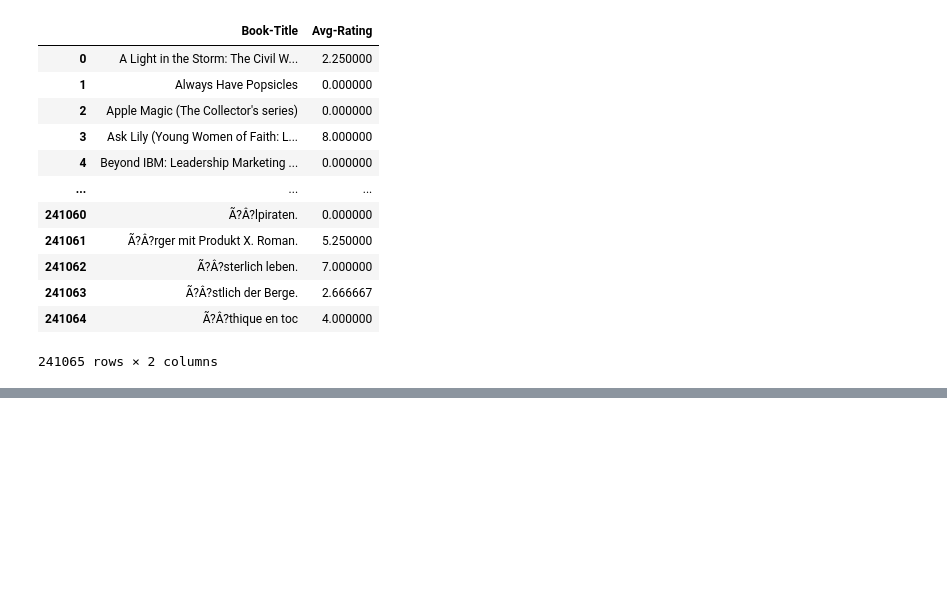
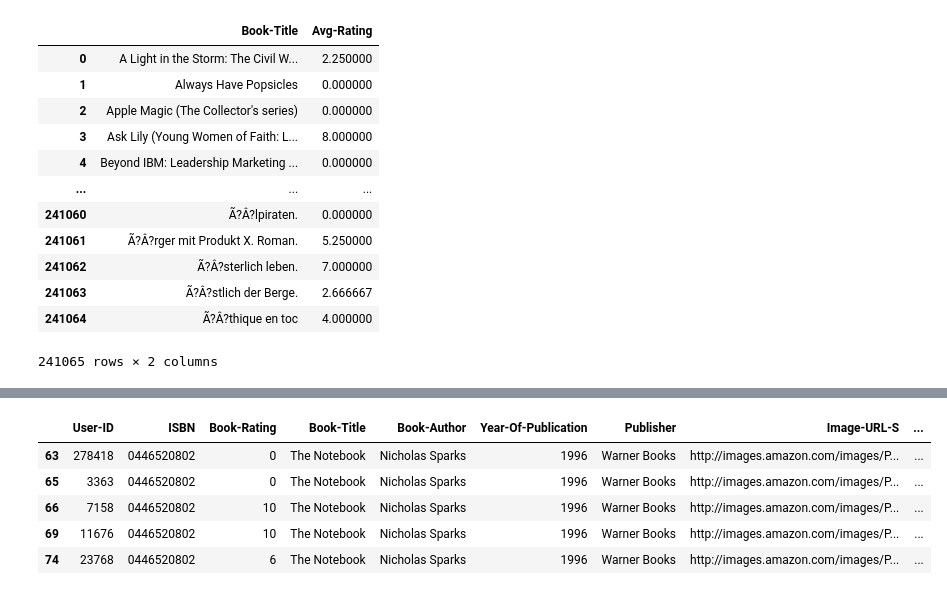
Before and after one commit to Shantnu-singh/Book-Recommendation-System, a Jupyter notebook: recommender.ipynb, the cells around one changed output, grey strips where cells are left out. Drawn from its saved outputs; the diff is of its cells as text; code cells hidden in the pictures; blank space fills up the shorter version.

```diff
--- a/recommender.ipynb
+++ b/recommender.ipynb
@@ -242,3 +243,10 @@ final_popularity_df
 | 19117 | A Prayer for Owen Meany | 3.796610 | 413 | John Irving | http://images.amazon.com/images/P... | Ballantine Books |
 | 19530 | The Vampire Lestat (Vampire Chron... | 3.777409 | 301 | ANNE RICE | http://images.amazon.com/images/P... | Ballantine Books |
 | 19831 | White Oleander : A Novel (Oprah's... | 3.772472 | 356 | Janet Fitch | http://images.amazon.com/images/P... | Back Bay Books |
+# %%
+# Collaborative Filtering Based Recommender
+
+x = rating_with_name.groupby("User-ID").count()['Book-Rating'] > 250
+reviwers = x[x].index
+# %%
+filterd_rating = rating_with_name[rating_with_name['User-ID'].isin(reviwers)]
@@ -244,0 +256,10 @@ final_popularity_df
+# %%
+final_rating = filterd_rating[filterd_rating['Book-Title'].isin(famous_books)]
+final_rating.head(5)
+# %% [output]
+|  | User-ID | ISBN | Book-Rating | Book-Title | Book-Author | Year-Of-Publication | Publisher | Image-URL-S | ... |
+| 63 | 278418 | 0446520802 | 0 | The Notebook | Nicholas Sparks | 1996 | Warner Books | http://images.amazon.com/images/P... | ... |
+| 65 | 3363 | 0446520802 | 0 | The Notebook | Nicholas Sparks | 1996 | Warner Books | http://images.amazon.com/images/P... | ... |
+| 66 | 7158 | 0446520802 | 10 | The Notebook | Nicholas Sparks | 1996 | Warner Books | http://images.amazon.com/images/P... | ... |
+| 69 | 11676 | 0446520802 | 10 | The Notebook | Nicholas Sparks | 1996 | Warner Books | http://images.amazon.com/images/P... | ... |
+| 74 | 23768 | 0446520802 | 6 | The Notebook | Nicholas Sparks | 1996 | Warner Books | http://images.amazon.com/images/P... | ... |
```
Also changed, not shown: parts of 9 cells of this notebook.
